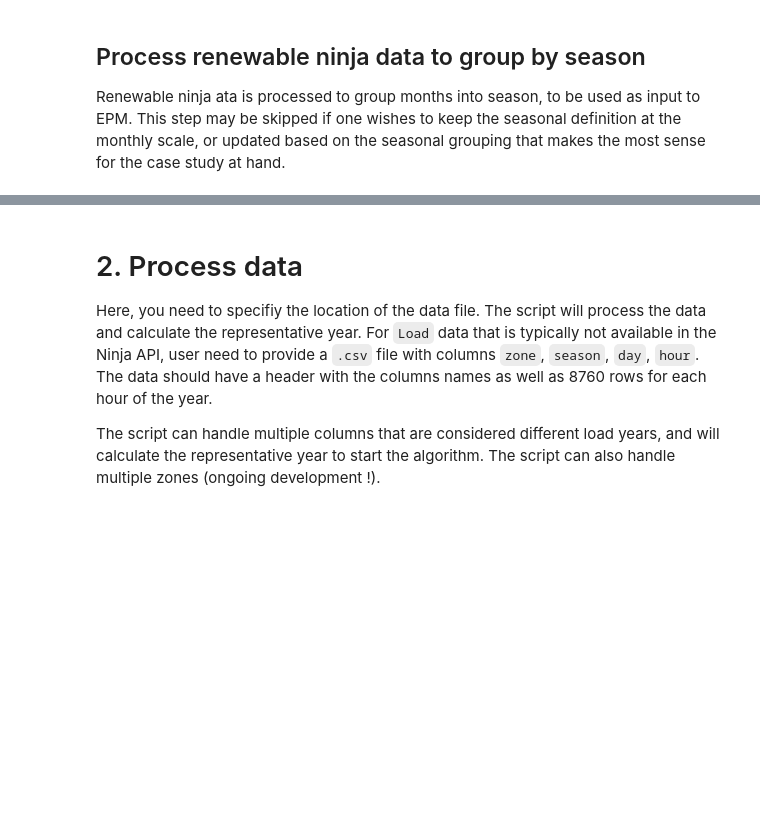
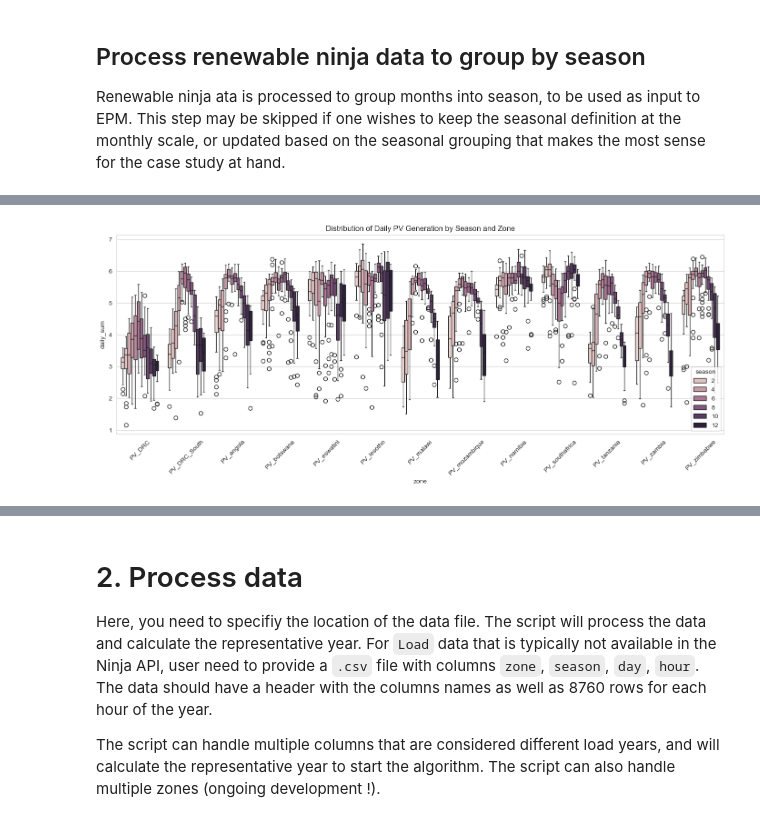
Before and after one commit to ESMAP-World-Bank-Group/Planning-tools, a Jupyter notebook: representative_days.ipynb, the cells around one changed output, grey strips where cells are left out. Drawn from its saved outputs; the diff is of its cells as text; code cells hidden in the pictures; blank space fills up the shorter version.

```diff
--- a/representative_days.ipynb
+++ b/representative_days.ipynb
@@ -135,0 +192,4 @@ Renewable ninja ata is processed to group months into season, to be used as inpu
+# %%
+make_boxplot(df_energy, tech='PV')
+# %% [output]
+[figure, added]
```
Also changed, not shown: parts of 14 cells of this notebook, 1 other file.
